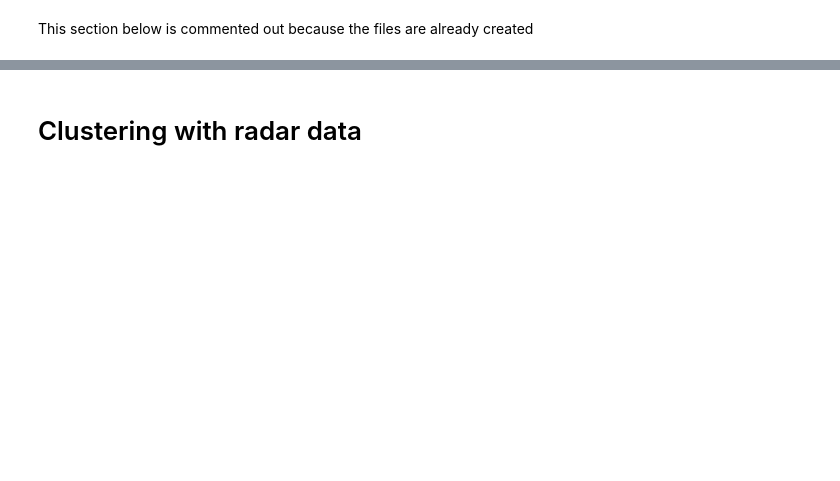
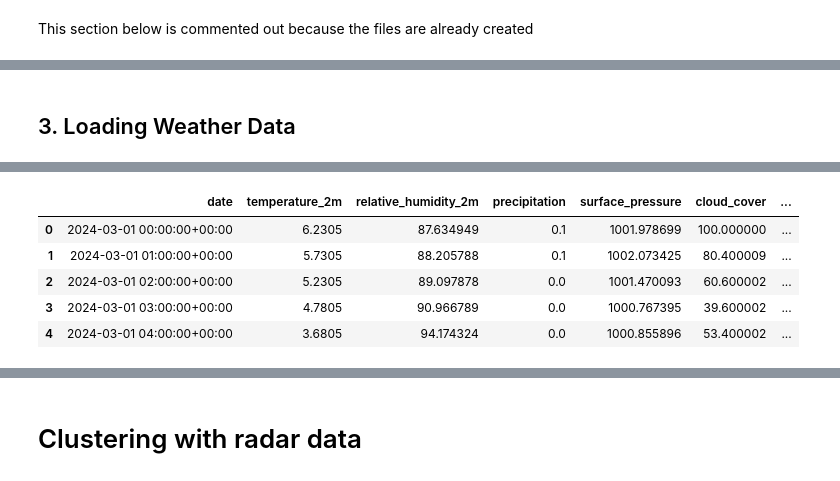
Before and after one commit to annikaijak/2nd_semester_project, a Jupyter notebook: notebooks/1_historic_api_feature_pipeline.ipynb, the cells around one changed output, grey strips where cells are left out. Saved outputs shown, nothing was run; the diff lists cells and outputs as text; code cells hidden in the pictures; blank space fills up the shorter version.

```diff
--- a/notebooks/1_historic_api_feature_pipeline.ipynb
+++ b/notebooks/1_historic_api_feature_pipeline.ipynb
@@ -128,6 +139,8 @@ from retry_requests import retry
+# %% [markdown]
+## 3. Loading Weather Data
 # %%
 # Setup the Open-Meteo API client with cache and retry on error
-cache_session = requests_cache.CachedSession('.cache', expire_after = 3600)
+cache_session = requests_cache.CachedSession('.cache', expire_after = -1)
 retry_session = retry(cache_session, retries = 5, backoff_factor = 0.2)
 openmeteo = openmeteo_requests.Client(session = retry_session)
 # %%
@@ -137,8 +150,7 @@ weather_params = {
 	"longitude": 9.99,
 	"start_date": "2024-03-01",
 	"end_date": "2024-04-30",
-	"hourly": ["temperature_2m", "precipitation"],
-	"timezone": "Europe/Berlin"
+	"hourly": ["temperature_2m", "relative_humidity_2m", "precipitation", "surface_pressure", "cloud_cover", "et0_fao_evapotranspiration", "wind_speed_10m", "soil_temperature_0_to_7cm", "soil_moisture_0_to_7cm"]
 }
 responses = openmeteo.weather_api(weather_url, params=weather_params)
 # %%
@@ -152,7 +164,14 @@ print(f"Timezone difference to GMT+0 {response.UtcOffsetSeconds()} s")
 # Process hourly data. The order of variables needs to be the same as requested.
 hourly = response.Hourly()
 hourly_temperature_2m = hourly.Variables(0).ValuesAsNumpy()
-hourly_precipitation = hourly.Variables(1).ValuesAsNumpy()
+hourly_relative_humidity_2m = hourly.Variables(1).ValuesAsNumpy()
+hourly_precipitation = hourly.Variables(2).ValuesAsNumpy()
+hourly_surface_pressure = hourly.Variables(3).ValuesAsNumpy()
+hourly_cloud_cover = hourly.Variables(4).ValuesAsNumpy()
+hourly_et0_fao_evapotranspiration = hourly.Variables(5).ValuesAsNumpy()
+hourly_wind_speed_10m = hourly.Variables(6).ValuesAsNumpy()
+hourly_soil_temperature_0_to_7cm = hourly.Variables(7).ValuesAsNumpy()
+hourly_soil_moisture_0_to_7cm = hourly.Variables(8).ValuesAsNumpy()
 
 hourly_data = {"date": pd.date_range(
 	start = pd.to_datetime(hourly.Time(), unit = "s", utc = True),
@@ -161,10 +180,17 @@ hourly_data = {"date": pd.date_range(
 	inclusive = "left"
 )}
 hourly_data["temperature_2m"] = hourly_temperature_2m
+hourly_data["relative_humidity_2m"] = hourly_relative_humidity_2m
 hourly_data["precipitation"] = hourly_precipitation
+hourly_data["surface_pressure"] = hourly_surface_pressure
+hourly_data["cloud_cover"] = hourly_cloud_cover
+hourly_data["et0_fao_evapotranspiration"] = hourly_et0_fao_evapotranspiration
+hourly_data["wind_speed_10m"] = hourly_wind_speed_10m
+hourly_data["soil_temperature_0_to_7cm"] = hourly_soil_temperature_0_to_7cm
+hourly_data["soil_moisture_0_to_7cm"] = hourly_soil_moisture_0_to_7cm
 
 hourly_dataframe = pd.DataFrame(data = hourly_data)
-print(hourly_dataframe)
+hourly_dataframe.head()
 # %% [output]
 Coordinates 56.977149963378906°N 10.0632905960083°E
 Elevation 23.0 m asl
@@ -187,3 +199,9 @@ Timezone difference to GMT+0 7200 s
+|  | date | temperature_2m | relative_humidity_2m | precipitation | surface_pressure | cloud_cover | ... |
+| 0 | 2024-03-01 00:00:00+00:00 | 6.2305 | 87.634949 | 0.1 | 1001.978699 | 100.000000 | ... |
+| 1 | 2024-03-01 01:00:00+00:00 | 5.7305 | 88.205788 | 0.1 | 1002.073425 | 80.400009 | ... |
+| 2 | 2024-03-01 02:00:00+00:00 | 5.2305 | 89.097878 | 0.0 | 1001.470093 | 60.600002 | ... |
+| 3 | 2024-03-01 03:00:00+00:00 | 4.7805 | 90.966789 | 0.0 | 1000.767395 | 39.600002 | ... |
+| 4 | 2024-03-01 04:00:00+00:00 | 3.6805 | 94.174324 | 0.0 | 1000.855896 | 53.400002 | ... |
 # %%
 #remove the timezone from the date column
 hourly_dataframe['date'] = hourly_dataframe['date'].dt.tz_localize(None)
```
Also changed, not shown: parts of 62 cells of this notebook, 8 other files.
